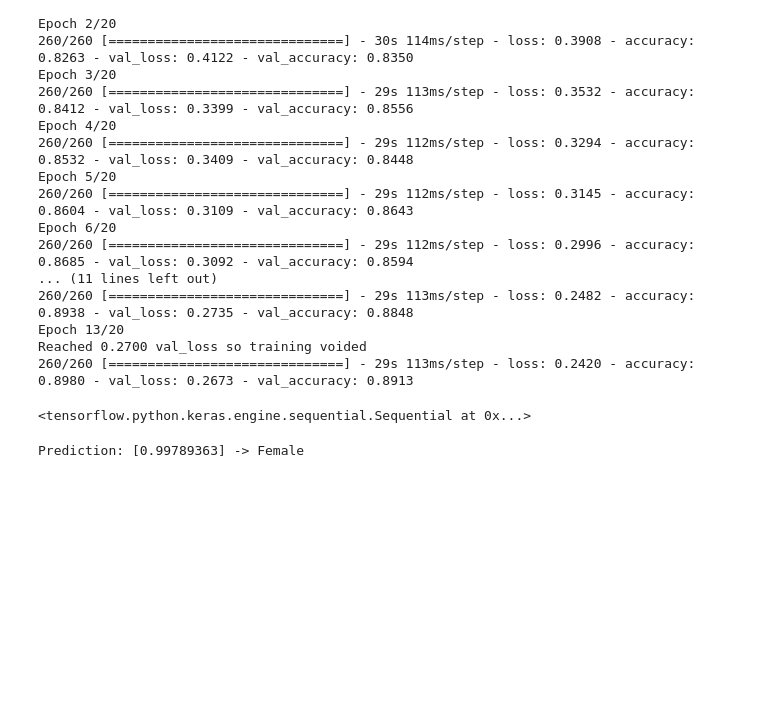
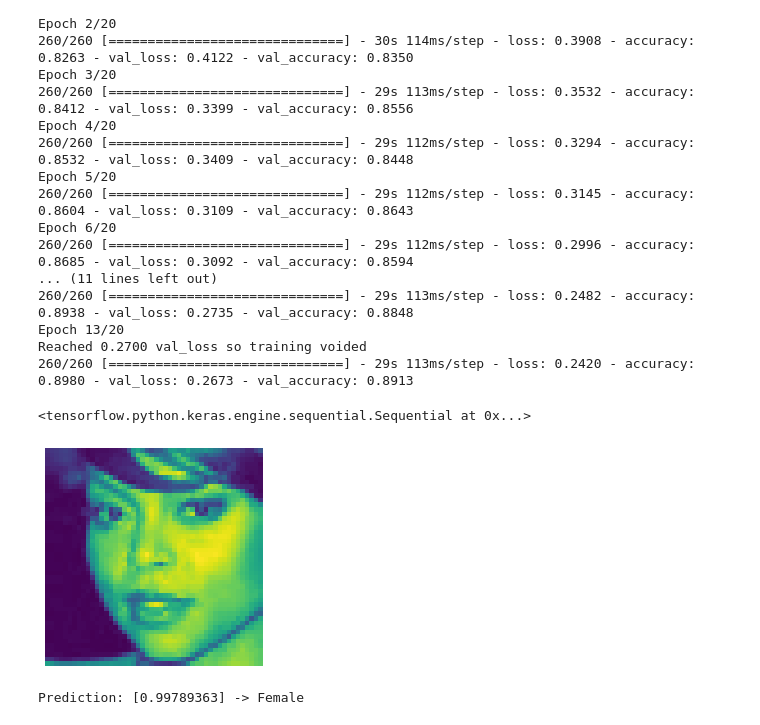
Before and after one commit to Real-VeerSandhu/Ethnicity-Age-Prediction, a Jupyter notebook: main_notebook.ipynb, the cells around one changed output. Cells and saved outputs as stored; diff of their text form; code cells hidden in the pictures; blank space fills up the shorter version.

Commit message:
fixed local image reading

```diff
--- a/main_notebook.ipynb
+++ b/main_notebook.ipynb
@@ -195,6 +195,10 @@ def save_img(index, name):
     plt.axis('off')
     plt.imshow(input_img)
     plt.savefig(name)
+# %%
+save_img(2, 'image1.png')
+# %% [output]
+[figure, added]
 # %%
 def local_predict_gender(index):
     '''Predict gender from an image in the local dataset'''
```
Also changed, not shown: 2 other files.
